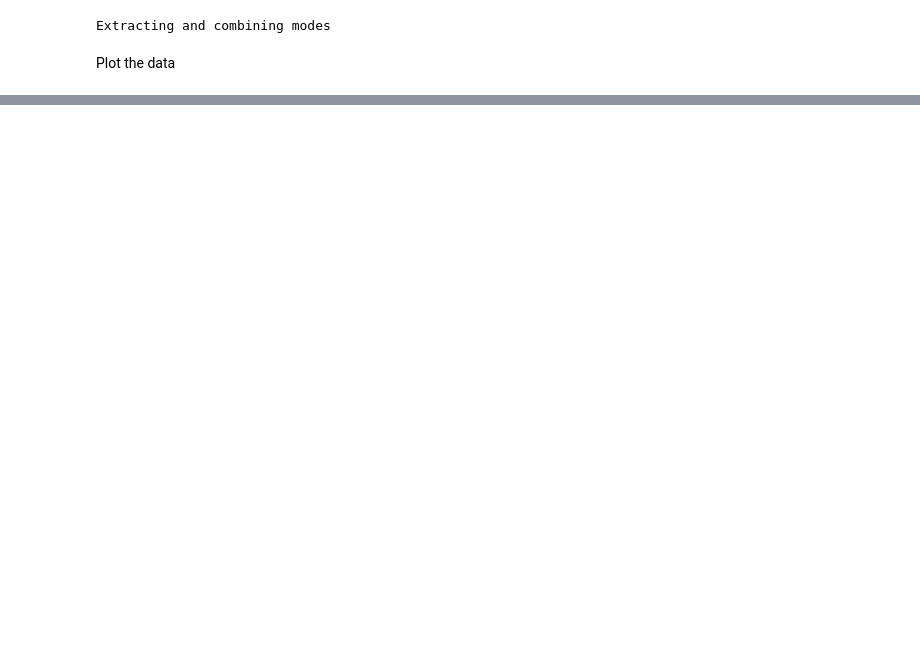
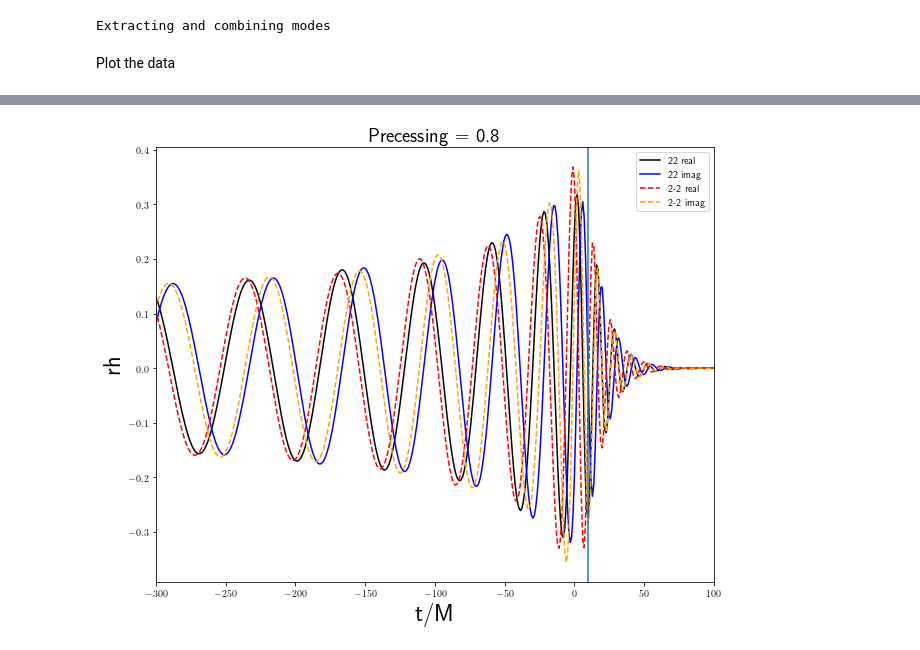
Before and after one commit to frcojimenez/pynr, a Jupyter notebook: Examples/Examples.ipynb, the cells around one changed output, grey strips where cells are left out. Drawn from its saved outputs; the diff is of its cells as text; code cells hidden in the pictures; blank space fills up the shorter version.

```diff
--- a/Examples/Examples.ipynb
+++ b/Examples/Examples.ipynb
@@ -167,0 +334,21 @@ plt.show()
+# %%
+sxs_massratio_spin_sorted=sorted(sxs_massratio_spin, key=lambda tup: tup[-1], reverse=True)
+tag=sxs_massratio_spin_sorted[0][0]
+# %%
+h22,h2m2= nr.nr_waveform(code='SXS',pycbc_format=False,
+    download_Q = False,
+    NRUnits = True,
+    root_folder= '/work/francisco.jimenez/SXS/data' ,
+    tag = tag,
+    extrapolation_order = 2,
+    resolution_level = -1,
+    modes  = [[2,2],[2,-2]],
+    mass  = 100,
+    distance  = 100,
+    inclination = 0,
+    coa_phase = 0,
+    modes_combined = False,
+    delta_t = 1/2048,
+    tapering = False,
+    RD = False,
+    zero_align = True )
@@ -167,0 +359,17 @@ plt.show()
+# %%
+plt.figure(figsize=(10., 8.))
+plt.plot(h22[:,0],h22[:,1].real,color='black',label='22 real')
+plt.plot(h22[:,0],h22[:,1].imag,color='blue',label='22 imag')
+
+plt.plot(h2m2[:,0],(np.conjugate(h2m2[:,1])).real,color='red',linestyle='dashed',label='2-2 real')
+plt.plot(h2m2[:,0],(np.conjugate(h2m2[:,1])).imag,color='orange',linestyle='dashed',label='2-2 imag')
+plt.xlim(-300,100)
+plt.title("Precessing = "+str(round(float(sxs_massratio_spin_sorted[0][-1]),ndigits=2)),fontsize=20)
+
+plt.legend()
+plt.xlabel('t/M',fontsize=24)
+plt.ylabel('rh',fontsize=24)
+plt.axvline(10)
+plt.show()
+# %% [output]
+[figure, added]
```
Also changed, not shown: parts of 28 cells of this notebook, 2 other files.
